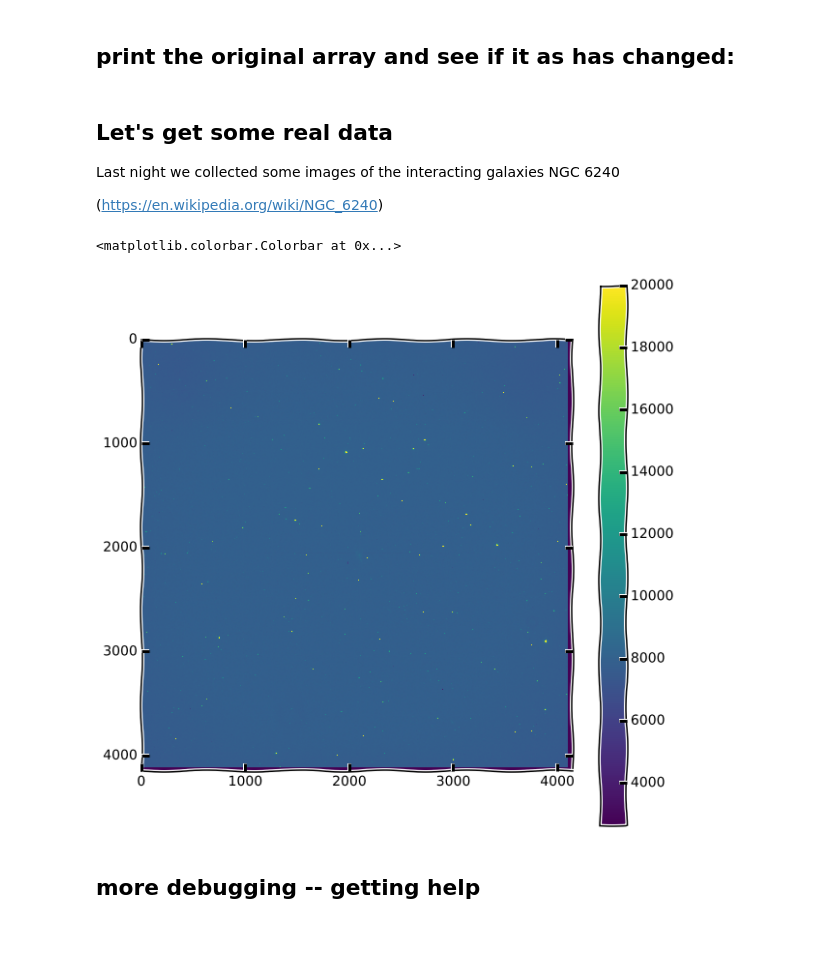
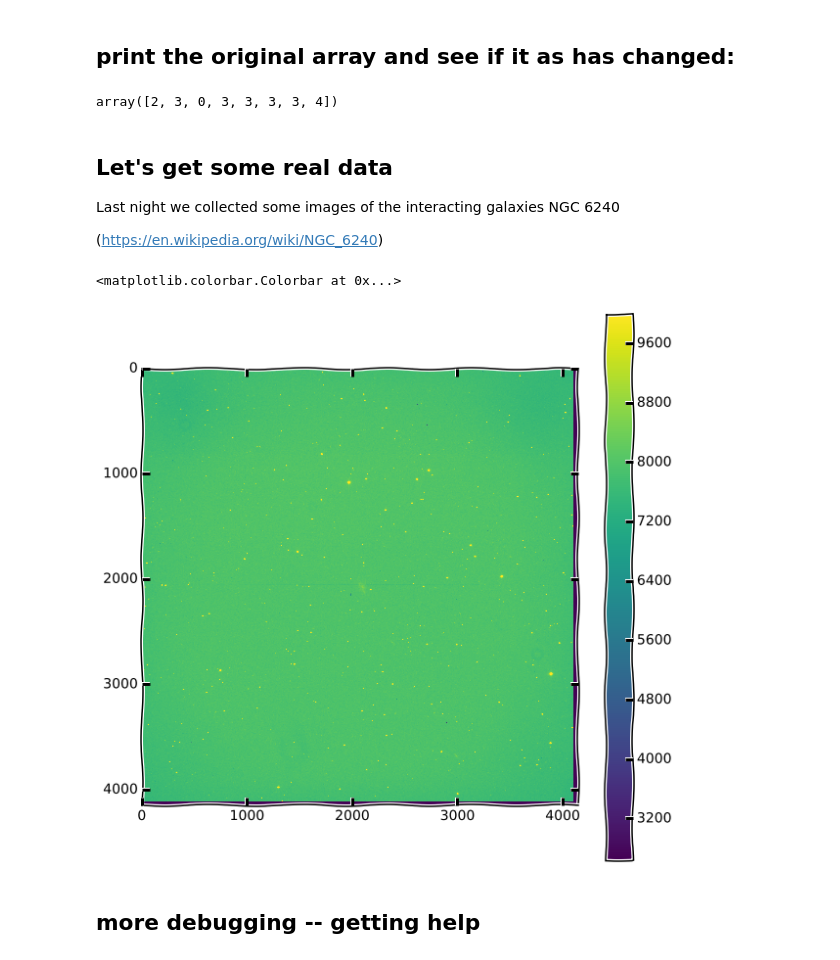
Before and after one commit to douglase/astronomy_camp_tutorials, a Jupyter notebook: Basics of Python and Data Reduction.ipynb, the cells around one changed output. Saved outputs shown, nothing was run; the diff lists cells and outputs as text; code cells hidden in the pictures.

```diff
--- a/Basics of Python and Data Reduction.ipynb
+++ b/Basics of Python and Data Reduction.ipynb
@@ -83,6 +69,10 @@ plt.ylabel("a-x")
 [figure]
 # %% [markdown]
 ## print the original array and see if it as has changed:
+# %%
+SubtractedArrays
+# %% [output]
+array([2, 3, 0, 3, 3, 3, 3, 4])
 # %% [markdown]
 ## Let's get some real data
 Last night we collected some images of the interacting galaxies NGC 6240
@@ -93,11 +83,11 @@ image = fits.getdata("data/wiyn0_9/2016june18/NGC6240/c7558t0054o00.fits")
 # %%
 #decrease the vmax until you can see the galaxies
 figure(figsize=(10,10))
-imshow(image,vmax=20000)
+imshow(image,vmax=10000)
 colorbar()
 # %% [output]
 <matplotlib.colorbar.Colorbar at 0x...>
-[figure, old version]
+[figure, new version]
 # %% [markdown]
 ## more debugging -- getting help
 # %%
```
Also changed, not shown: parts of 10 cells of this notebook, 1 other file.
